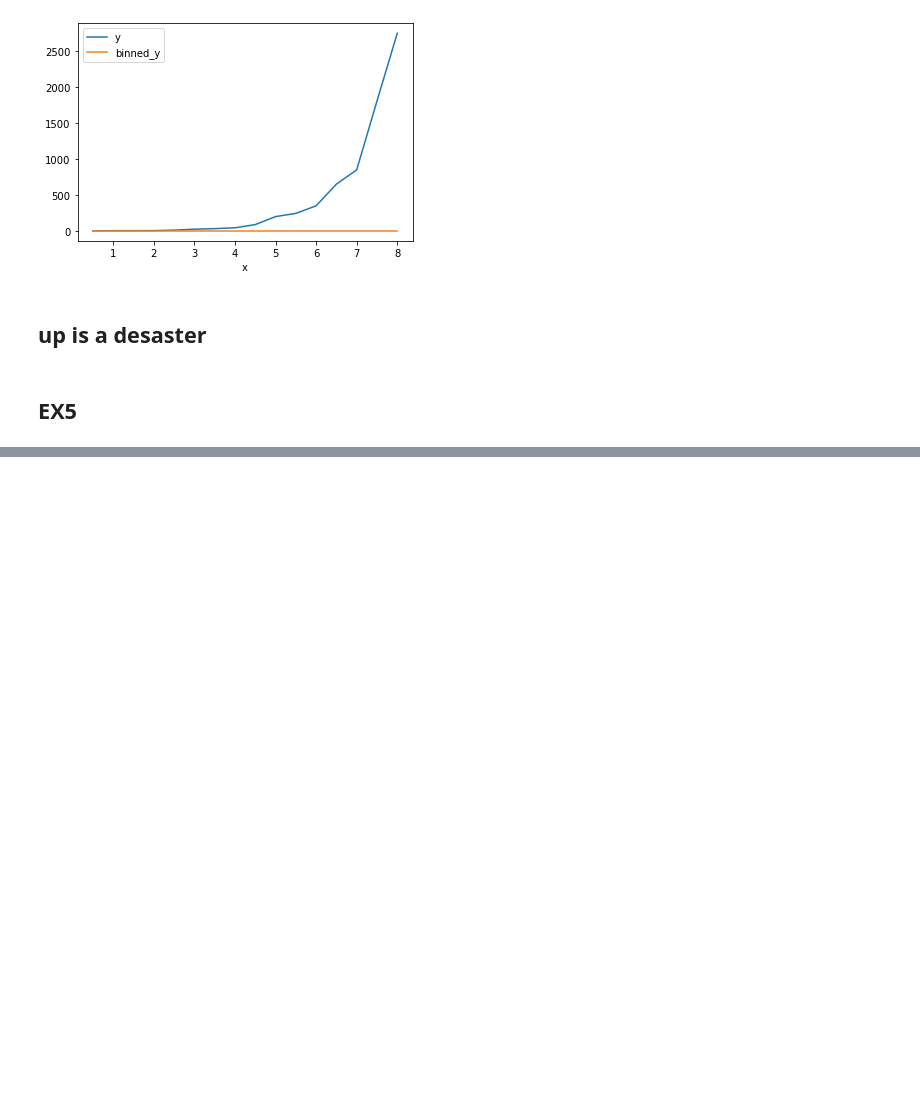
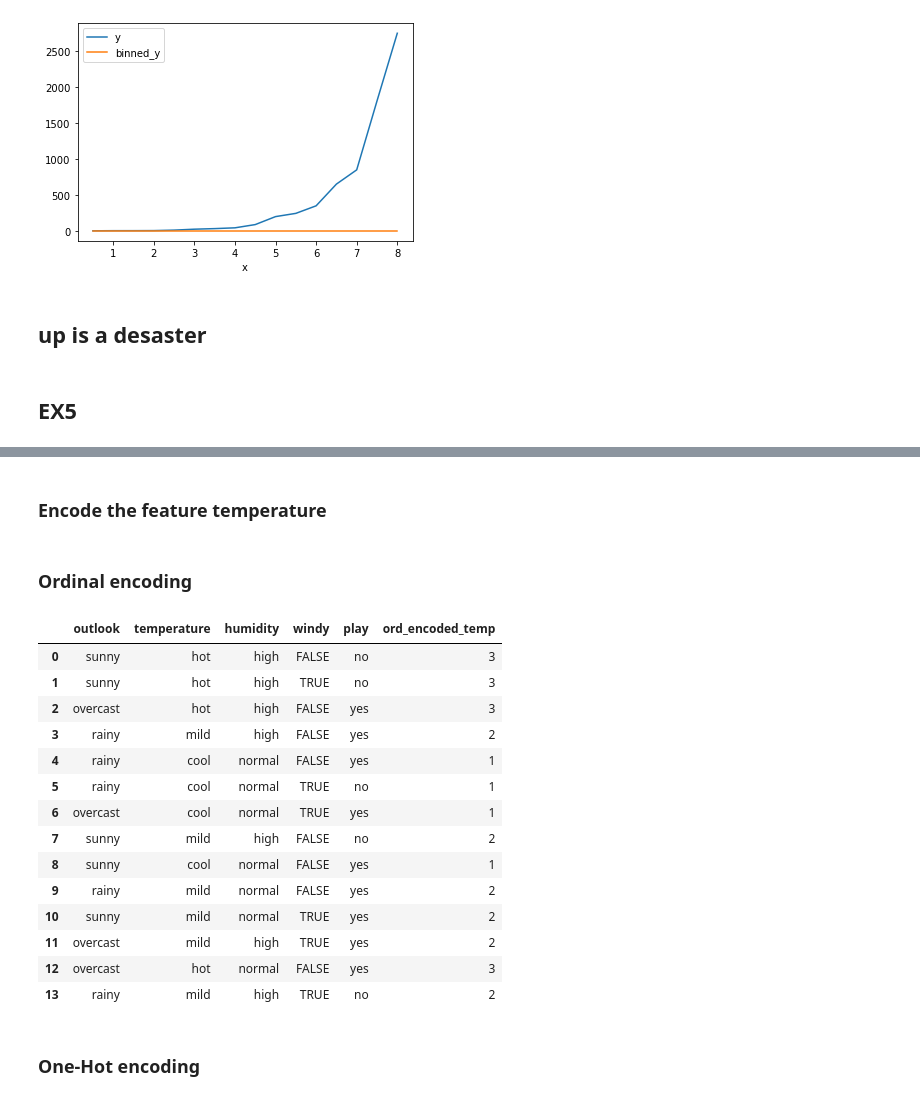
Before and after one commit to chechna9/data_science_fundamentals, a Jupyter notebook: Data Processing.ipynb, the cells around one changed output, grey strips where cells are left out. Drawn from its saved outputs; the diff is of its cells as text; code cells hidden in the pictures; blank space fills up the shorter version.

```diff
--- a/Data Processing.ipynb
+++ b/Data Processing.ipynb
@@ -608,0 +638,28 @@ x
+# %% [markdown]
+### Encode the feature temperature
+# %% [markdown]
+### Ordinal encoding
+# %%
+ord_temps = temps.copy()
+# %%
+temp_dict = {'hot':3,'mild':2,'cool':1}
+ord_temps['ord_encoded_temp'] = temps.temperature.map(temp_dict)
+ord_temps
+# %% [output]
+|  | outlook | temperature | humidity | windy | play | ord_encoded_temp |
+| 0 | sunny | hot | high | FALSE | no | 3 |
+| 1 | sunny | hot | high | TRUE | no | 3 |
+| 2 | overcast | hot | high | FALSE | yes | 3 |
+| 3 | rainy | mild | high | FALSE | yes | 2 |
+| 4 | rainy | cool | normal | FALSE | yes | 1 |
+| 5 | rainy | cool | normal | TRUE | no | 1 |
+| 6 | overcast | cool | normal | TRUE | yes | 1 |
+| 7 | sunny | mild | high | FALSE | no | 2 |
+| 8 | sunny | cool | normal | FALSE | yes | 1 |
+| 9 | rainy | mild | normal | FALSE | yes | 2 |
+| 10 | sunny | mild | normal | TRUE | yes | 2 |
+| 11 | overcast | mild | high | TRUE | yes | 2 |
+| 12 | overcast | hot | normal | FALSE | yes | 3 |
+| 13 | rainy | mild | high | TRUE | no | 2 |
+# %% [markdown]
+### One-Hot encoding
```
Also changed, not shown: parts of 13 cells of this notebook.
